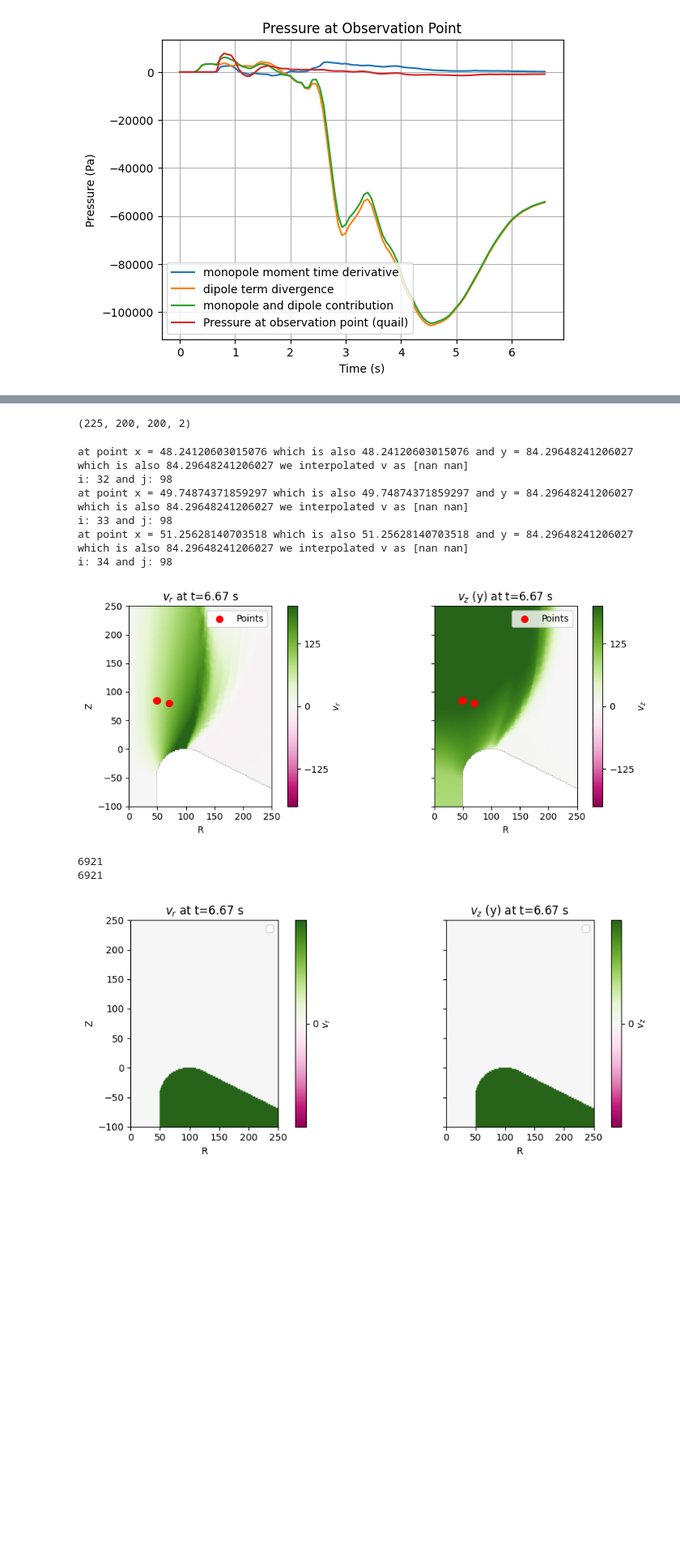
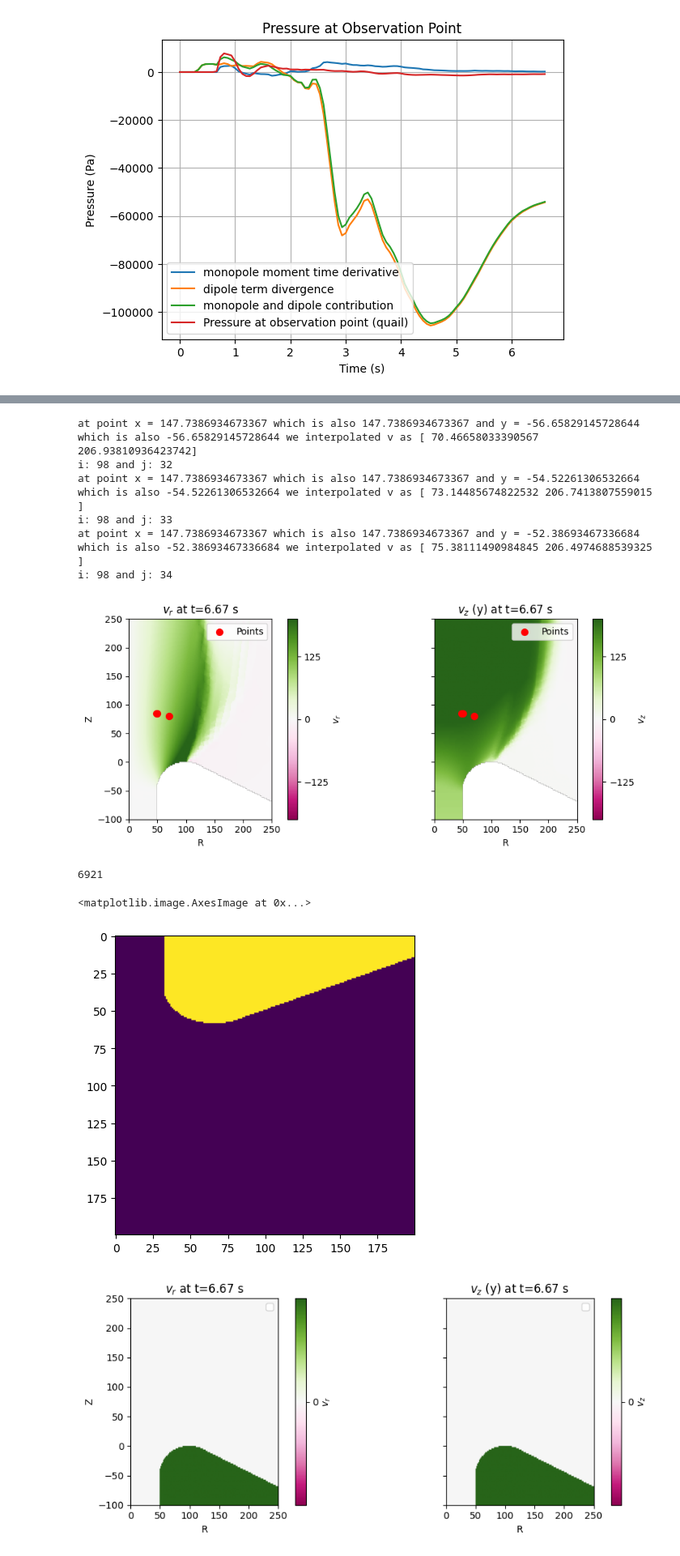
Before and after one commit to paxtonsc/volcano-sims, a Jupyter notebook: notebooks/2025.08.11.infrasound.ipynb, the cells around one changed output, grey strips where cells are left out. Shown at 81% size. Drawn from its saved outputs; the diff is of its cells as text; code cells hidden in the pictures; blank space fills up the shorter version.

```diff
--- a/notebooks/2025.08.11.infrasound.ipynb
+++ b/notebooks/2025.08.11.infrasound.ipynb
@@ -517,7 +517,10 @@ normals = np.array([np.sin(Theta.flatten()) * np.cos(Phi.flatten()), np.sin(Thet
 x_prime = np.array([np.cos(Phi.flatten()) * np.sin(Theta.flatten()) * a, np.sin(Phi.flatten()) * np.sin(Theta.flatten()) * a, np.cos(Theta.flatten()) * a]).T
 
 x_obs = np.array([200, 0, 0])
-points_ = (t_range[file_index_list], mg_x[0,:], mg_y[:,0])
+
+R = np.linspace(0, 300, 200)
+Z = np.linspace(-125, 300, 200)
+points_ = (t_range[file_index_list], Z, R)
 
 print(len(mg_y[:,0]))
 # %% [output]
@@ -611,7 +588,3 @@ Whhyy am I getting Nann returned when the plot clearly shows the value is not Na
-# %%
-v_data.shape
-# %% [output]
-(225, 200, 200, 2)
 # %%
 from matplotlib.colors import TwoSlopeNorm
 norm = TwoSlopeNorm(vmin=-200, vcenter=0, vmax=200)
@@ -627,13 +600,13 @@ R = np.linspace(0, 300, 200)
 Z = np.linspace(-125, 300, 200)
 for i in range(200):
     for j in range(200):
-        v_i[i, j] = v_interpolator([t_range[file_index_list[idx]], R[i], Z[j]])
+        v_i[i, j] = v_interpolator([t_range[file_index_list[idx]], Z[i], R[j]])
 
         if np.any(np.isnan(v_i[i, j])):
             number_of_nans += 1
 
-        if R[i] < 52 and R[i] > 48:
-            if Z[j] < 86 and Z[j] > 84:
+        if R[j] < 52 and R[j] > 48:
+            if Z[i] < 86 and Z[i] > 84:
                 print(f"at point x = {mg_x[0,i]} which is also {R[i]} and y = {mg_y[j,0]} which is also {Z[j]} we interpolated v as {v_i[i,j]}")
                 print(f"i: {i} and j: {j}")
 
@@ -669,22 +642,23 @@ ax2.legend()
 plt.tight_layout()
 plt.show()
 # %% [output]
-at point x = 48.24120603015076 which is also 48.24120603015076 and y = 84.29648241206027 which is also 84.29648241206027 we interpolated v as [nan nan]
-i: 32 and j: 98
-at point x = 49.74874371859297 which is also 49.74874371859297 and y = 84.29648241206027 which is also 84.29648241206027 we interpolated v as [nan nan]
-i: 33 and j: 98
-at point x = 51.25628140703518 which is also 51.25628140703518 and y = 84.29648241206027 which is also 84.29648241206027 we interpolated v as [nan nan]
-i: 34 and j: 98
+at point x = 147.7386934673367 which is also 147.7386934673367 and y = -56.65829145728644 which is also -56.65829145728644 we interpolated v as [ 70.46658033390567 206.93810936423742]
+i: 98 and j: 32
+at point x = 147.7386934673367 which is also 147.7386934673367 and y = -54.52261306532664 which is also -54.52261306532664 we interpolated v as [ 73.14485674822532 206.7413807559015 ]
+i: 98 and j: 33
+at point x = 147.7386934673367 which is also 147.7386934673367 and y = -52.38693467336684 which is also -52.38693467336684 we interpolated v as [ 75.38111490984845 206.4974688539325 ]
+i: 98 and j: 34
 [figure]
 # %%
 v_interpolator([t_range[file_index_list[100]], 50, 90])
 
 print(np.sum(np.isnan(v_i[:,:,1])))
 
-print(number_of_nans)
+plt.imshow(np.isnan(v_i[:,:,1]))
 # %% [output]
 6921
-6921
+<matplotlib.image.AxesImage at 0x...>
+[figure, added]
 # %%
 # Create figure with two subplots side by side
 fig, (ax1, ax2) = plt.subplots(1, 2, figsize=(10, 4), sharey=True)
```
Also changed, not shown: parts of 8 cells of this notebook.
